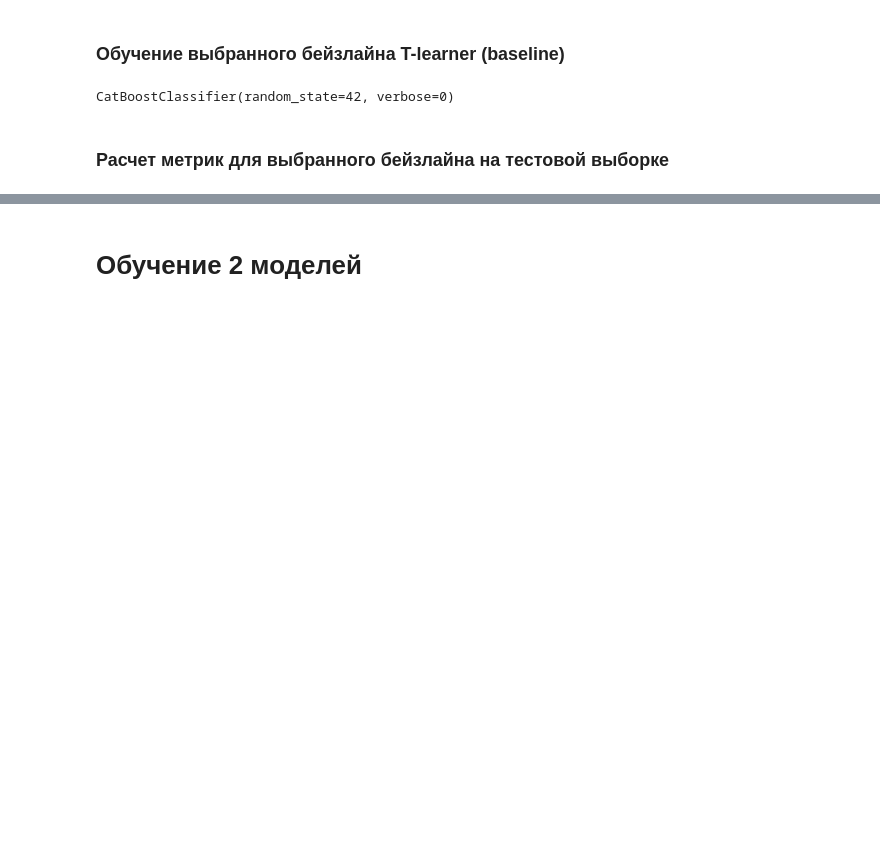
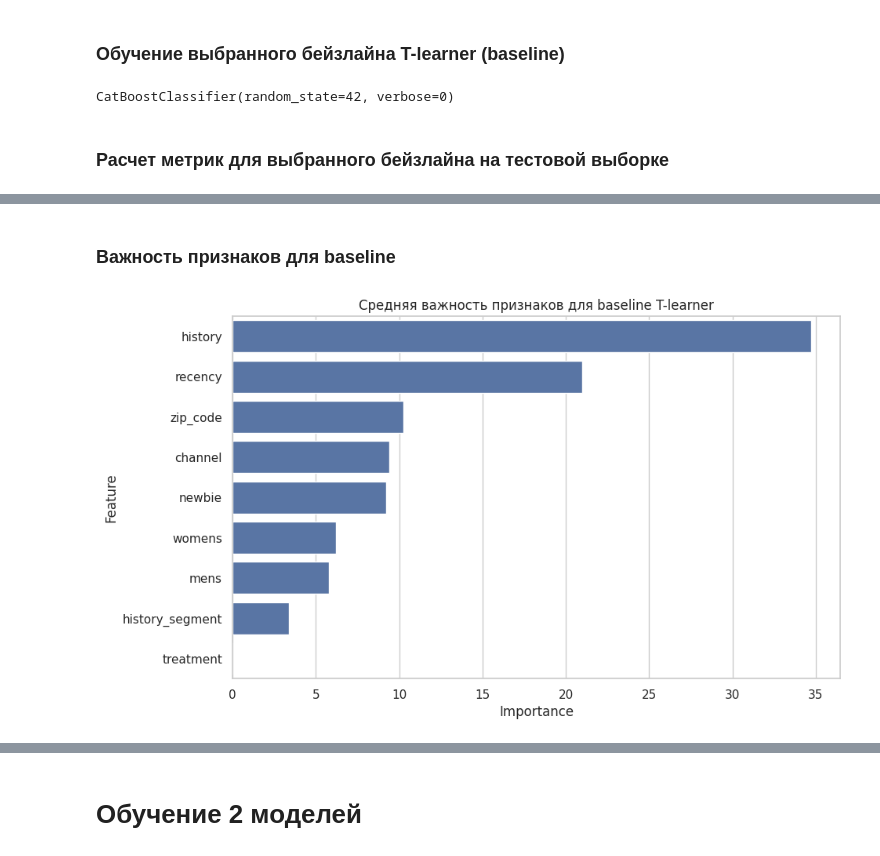
Before and after one commit to Manaam9/mle-uplift-final-project-2025, a Jupyter notebook: final_project_template.ipynb, the cells around one changed output, grey strips where cells are left out. Saved outputs shown, nothing was run; the diff lists cells and outputs as text; code cells hidden in the pictures; blank space fills up the shorter version.

```diff
--- a/final_project_template.ipynb
+++ b/final_project_template.ipynb
@@ -384,0 +423,23 @@ CatBoostClassifier(random_state=42, verbose=0)
+# %% [markdown]
+### Важность признаков для baseline
+# %%
+feature_importance = pd.DataFrame({
+    'feature': X_train.columns,
+    'importance_control': model_control.feature_importances_,
+    'importance_treatment': model_treatment.feature_importances_
+})
+
+feature_importance['mean_importance'] = (
+    feature_importance['importance_control'] + feature_importance['importance_treatment']
+) / 2
+
+feature_importance = feature_importance.sort_values('mean_importance', ascending=False)
+
+plt.figure(figsize=(10, 6))
+sns.barplot(data=feature_importance, x='mean_importance', y='feature')
+plt.title('Средняя важность признаков для baseline T-learner')
+plt.xlabel('Importance')
+plt.ylabel('Feature')
+plt.show()
+# %% [output]
+[figure, added]
```
Also changed, not shown: parts of 15 cells of this notebook, 5 other files.
